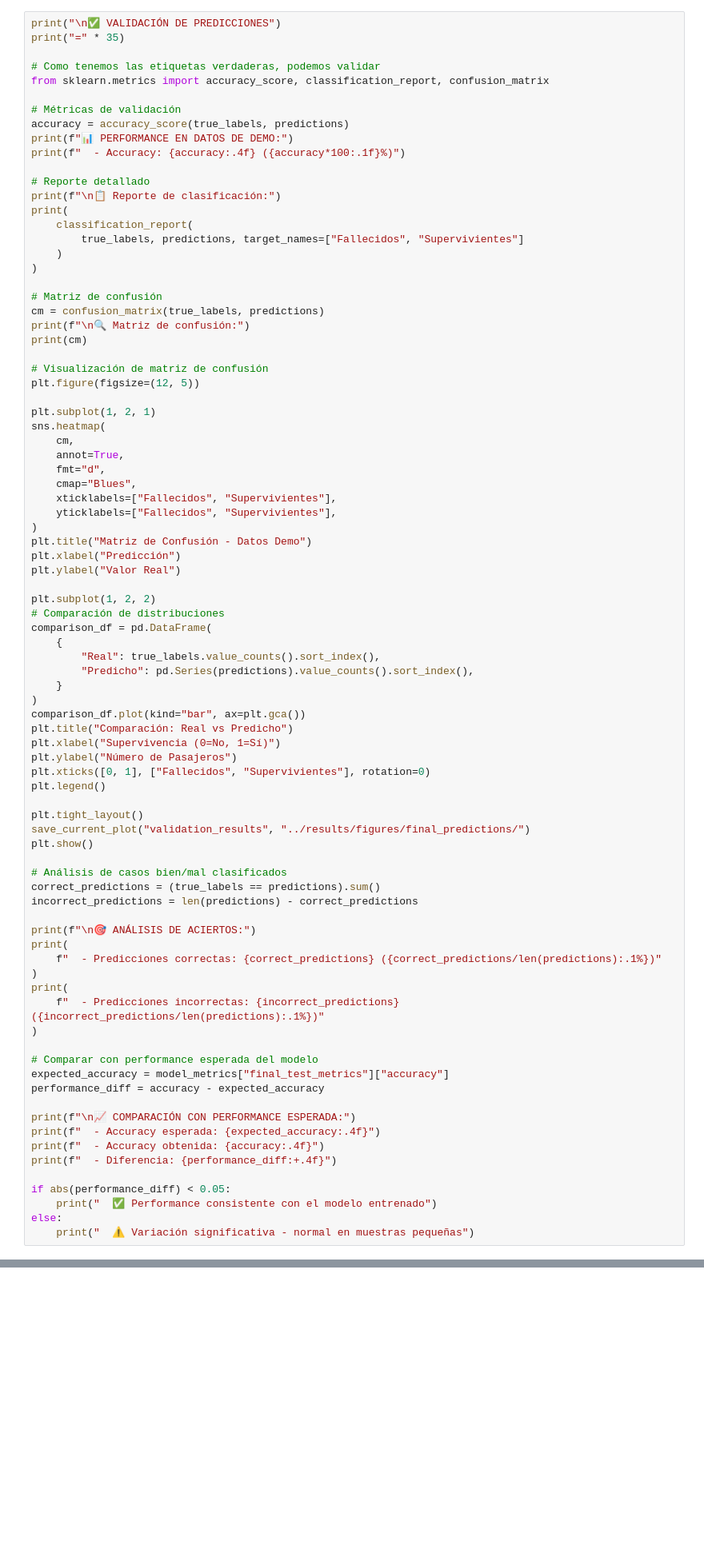
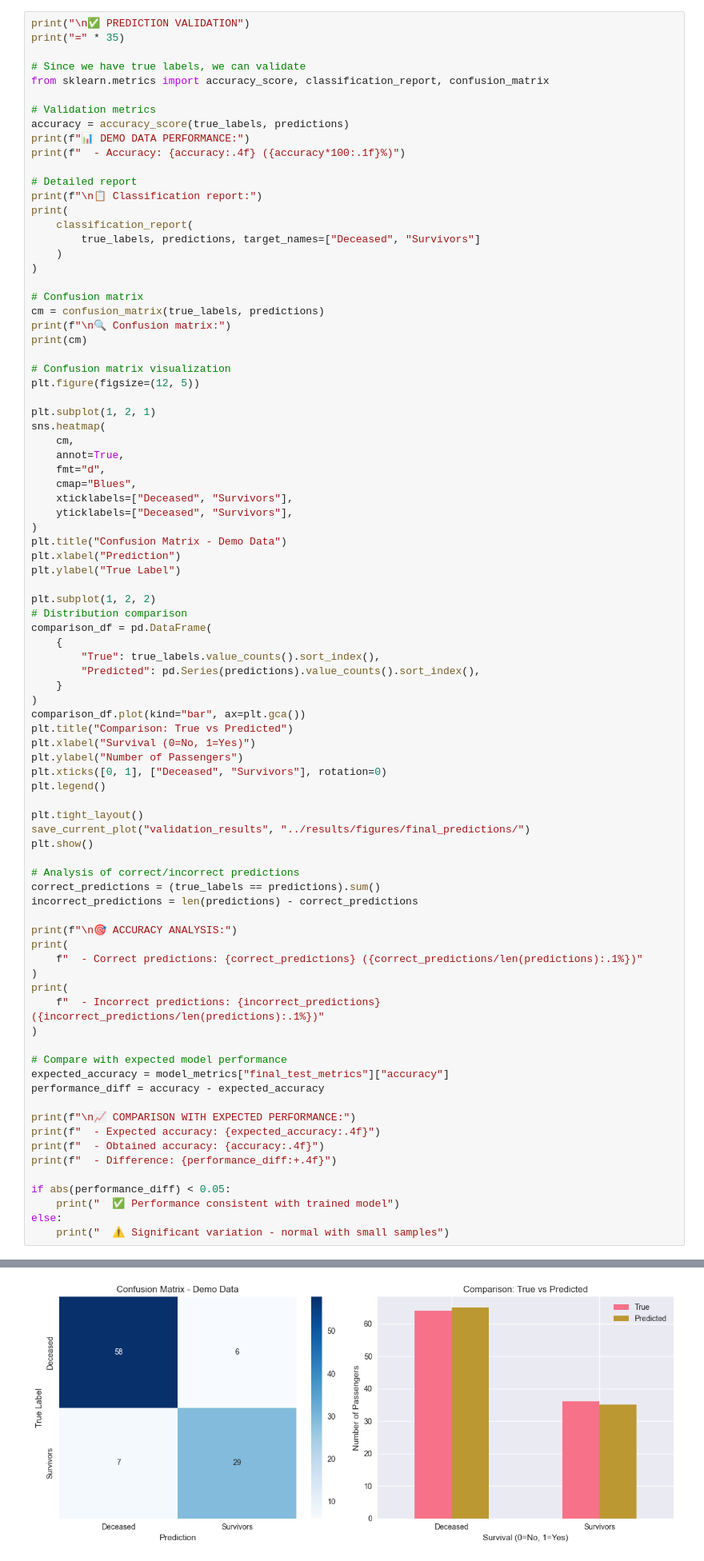
Before and after one commit to YahwthaniMG/SG1_Team3_ML, a Jupyter notebook: notebooks/06_final_predictions.ipynb, the cells around one changed output, grey strips where cells are left out. Shown at 80% size. Cells and saved outputs as stored; diff of their text form; blank space fills up the shorter version.

```diff
--- a/notebooks/06_final_predictions.ipynb
+++ b/notebooks/06_final_predictions.ipynb
@@ -424,29 +490,29 @@ plt.show()
 # %%
-print("\n✅ VALIDACIÓN DE PREDICCIONES")
+print("\n✅ PREDICTION VALIDATION")
 print("=" * 35)
 
-# Como tenemos las etiquetas verdaderas, podemos validar
+# Since we have true labels, we can validate
 from sklearn.metrics import accuracy_score, classification_report, confusion_matrix
 
-# Métricas de validación
+# Validation metrics
 accuracy = accuracy_score(true_labels, predictions)
-print(f"📊 PERFORMANCE EN DATOS DE DEMO:")
+print(f"📊 DEMO DATA PERFORMANCE:")
 print(f"  - Accuracy: {accuracy:.4f} ({accuracy*100:.1f}%)")
 
-# Reporte detallado
-print(f"\n📋 Reporte de clasificación:")
+# Detailed report
+print(f"\n📋 Classification report:")
 print(
     classification_report(
-        true_labels, predictions, target_names=["Fallecidos", "Supervivientes"]
+        true_labels, predictions, target_names=["Deceased", "Survivors"]
     )
 )
 
-# Matriz de confusión
+# Confusion matrix
 cm = confusion_matrix(true_labels, predictions)
-print(f"\n🔍 Matriz de confusión:")
+print(f"\n🔍 Confusion matrix:")
 print(cm)
 
-# Visualización de matriz de confusión
+# Confusion matrix visualization
 plt.figure(figsize=(12, 5))
 
 plt.subplot(1, 2, 1)
@@ -455,54 +521,55 @@ sns.heatmap(
     annot=True,
     fmt="d",
     cmap="Blues",
-    xticklabels=["Fallecidos", "Supervivientes"],
-    yticklabels=["Fallecidos", "Supervivientes"],
+    xticklabels=["Deceased", "Survivors"],
+    yticklabels=["Deceased", "Survivors"],
 )
-plt.title("Matriz de Confusión - Datos Demo")
-plt.xlabel("Predicción")
-plt.ylabel("Valor Real")
+plt.title("Confusion Matrix - Demo Data")
+plt.xlabel("Prediction")
+plt.ylabel("True Label")
 
 plt.subplot(1, 2, 2)
-# Comparación de distribuciones
+# Distribution comparison
 comparison_df = pd.DataFrame(
     {
-        "Real": true_labels.value_counts().sort_index(),
-        "Predicho": pd.Series(predictions).value_counts().sort_index(),
+        "True": true_labels.value_counts().sort_index(),
+        "Predicted": pd.Series(predictions).value_counts().sort_index(),
     }
 )
 comparison_df.plot(kind="bar", ax=plt.gca())
-plt.title("Comparación: Real vs Predicho")
-plt.xlabel("Supervivencia (0=No, 1=Sí)")
-plt.ylabel("Número de Pasajeros")
-plt.xticks([0, 1], ["Fallecidos", "Supervivientes"], rotation=0)
+plt.title("Comparison: True vs Predicted")
+plt.xlabel("Survival (0=No, 1=Yes)")
+plt.ylabel("Number of Passengers")
+plt.xticks([0, 1], ["Deceased", "Survivors"], rotation=0)
 plt.legend()
 
 plt.tight_layout()
 save_current_plot("validation_results", "../results/figures/final_predictions/")
 plt.show()
 
-# Análisis de casos bien/mal clasificados
+# Analysis of correct/incorrect predictions
 correct_predictions = (true_labels == predictions).sum()
 incorrect_predictions = len(predictions) - correct_predictions
 
-print(f"\n🎯 ANÁLISIS DE ACIERTOS:")
+print(f"\n🎯 ACCURACY ANALYSIS:")
 print(
-    f"  - Predicciones correctas: {correct_predictions} ({correct_predictions/len(predictions):.1%})"
+    f"  - Correct predictions: {correct_predictions} ({correct_predictions/len(predictions):.1%})"
 )
 print(
-    f"  - Predicciones incorrectas: {incorrect_predictions} ({incorrect_predictions/len(predictions):.1%})"
+    f"  - Incorrect predictions: {incorrect_predictions} ({incorrect_predictions/len(predictions):.1%})"
 )
 
-# Comparar con performance esperada del modelo
+# Compare with expected model performance
 expected_accuracy = model_metrics["final_test_metrics"]["accuracy"]
 performance_diff = accuracy - expected_accuracy
 
-print(f"\n📈 COMPARACIÓN CON PERFORMANCE ESPERADA:")
-print(f"  - Accuracy esperada: {expected_accuracy:.4f}")
-print(f"  - Accuracy obtenida: {accuracy:.4f}")
-print(f"  - Diferencia: {performance_diff:+.4f}")
+print(f"\n📈 COMPARISON WITH EXPECTED PERFORMANCE:")
+print(f"  - Expected accuracy: {expected_accuracy:.4f}")
+print(f"  - Obtained accuracy: {accuracy:.4f}")
+print(f"  - Difference: {performance_diff:+.4f}")
 
 if abs(performance_diff) < 0.05:
-    print("  ✅ Performance consistente con el modelo entrenado")
+    print("  ✅ Performance consistent with trained model")
 else:
-    print("  ⚠️ Variación significativa - normal en muestras pequeñas")
+    print("  ⚠️ Significant variation - normal with small samples")
+# %% [output]
@@ -508,0 +596 @@ else:
+[figure, added]
```
Also changed, not shown: parts of 26 cells of this notebook, 4 other files.
